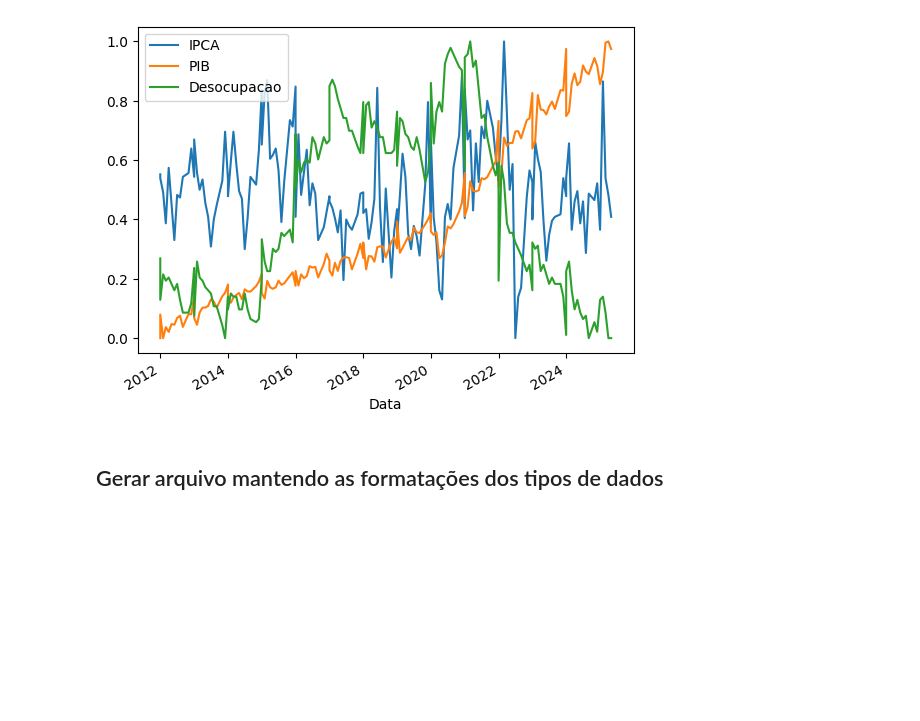
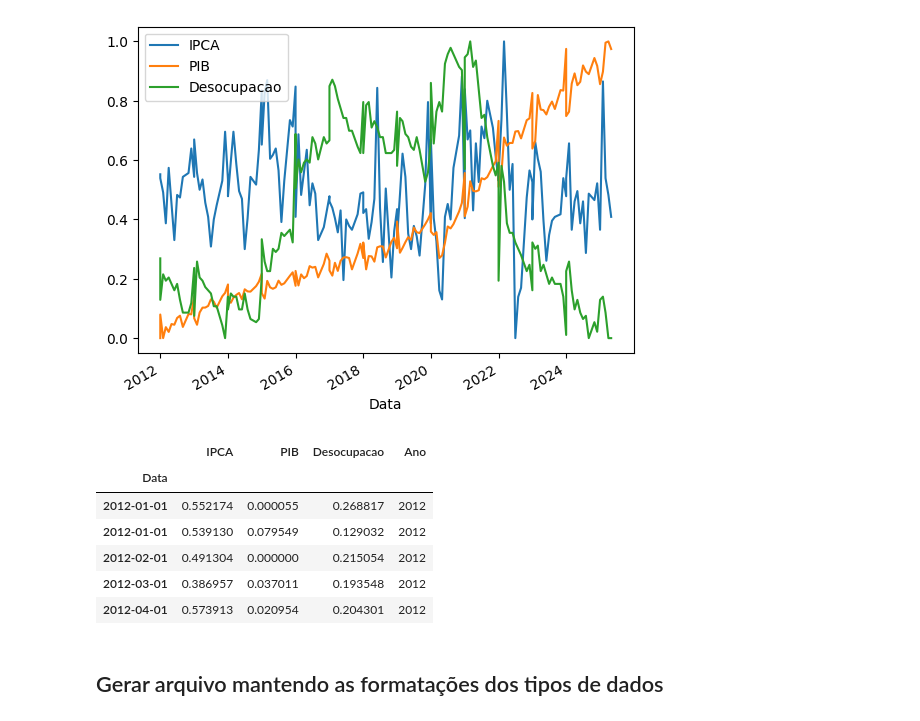
Before and after one commit to avellar1975/imersao_alura, a Jupyter notebook: notebooks/analise_dados.ipynb, the cells around one changed output. Drawn from its saved outputs; the diff is of its cells as text; code cells hidden in the pictures; blank space fills up the shorter version.

```diff
--- a/notebooks/analise_dados.ipynb
+++ b/notebooks/analise_dados.ipynb
@@ -178,6 +178,17 @@ df_normalizado.plot()
 # %% [output]
 <Axes: xlabel='Data'>
 [figure]
+# %%
+df_normalizado['Ano'] = df.index.year
+df_normalizado.head()
+# %% [output]
+|  | IPCA | PIB | Desocupacao | Ano |
+| Data |  |  |  |  |
+| 2012-01-01 | 0.552174 | 0.000055 | 0.268817 | 2012 |
+| 2012-01-01 | 0.539130 | 0.079549 | 0.129032 | 2012 |
+| 2012-02-01 | 0.491304 | 0.000000 | 0.215054 | 2012 |
+| 2012-03-01 | 0.386957 | 0.037011 | 0.193548 | 2012 |
+| 2012-04-01 | 0.573913 | 0.020954 | 0.204301 | 2012 |
 # %% [markdown]
 ## Gerar arquivo mantendo as formatações dos tipos de dados
 # %%
```
Also changed, not shown: parts of 3 cells of this notebook, 3 other files.
